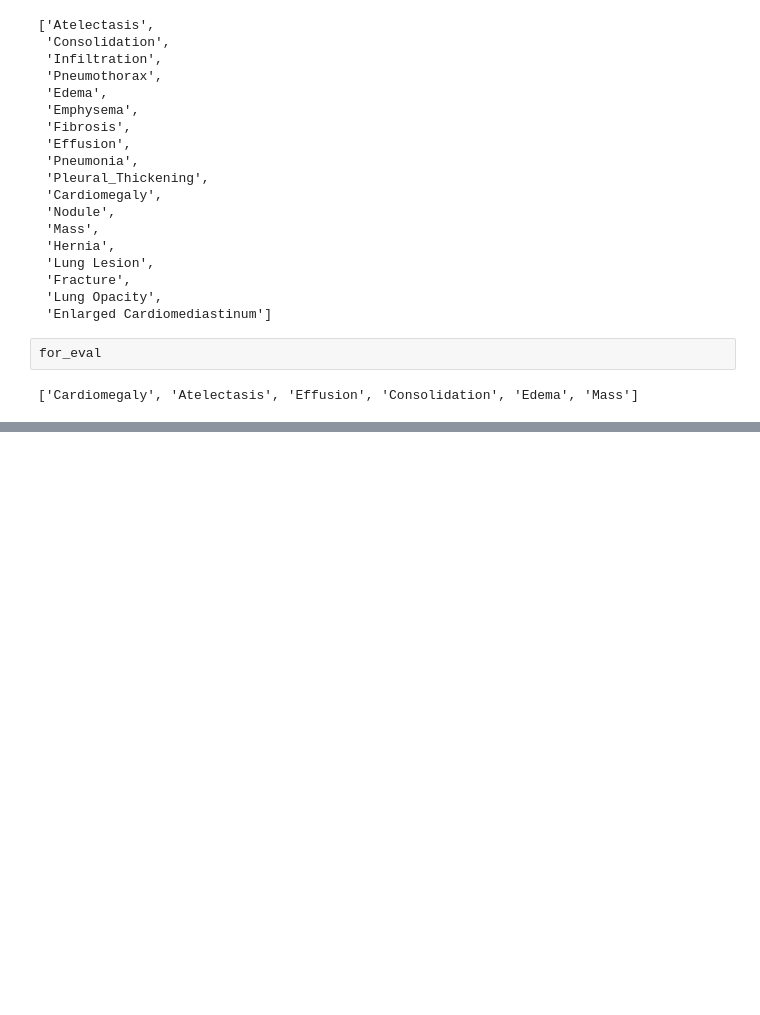
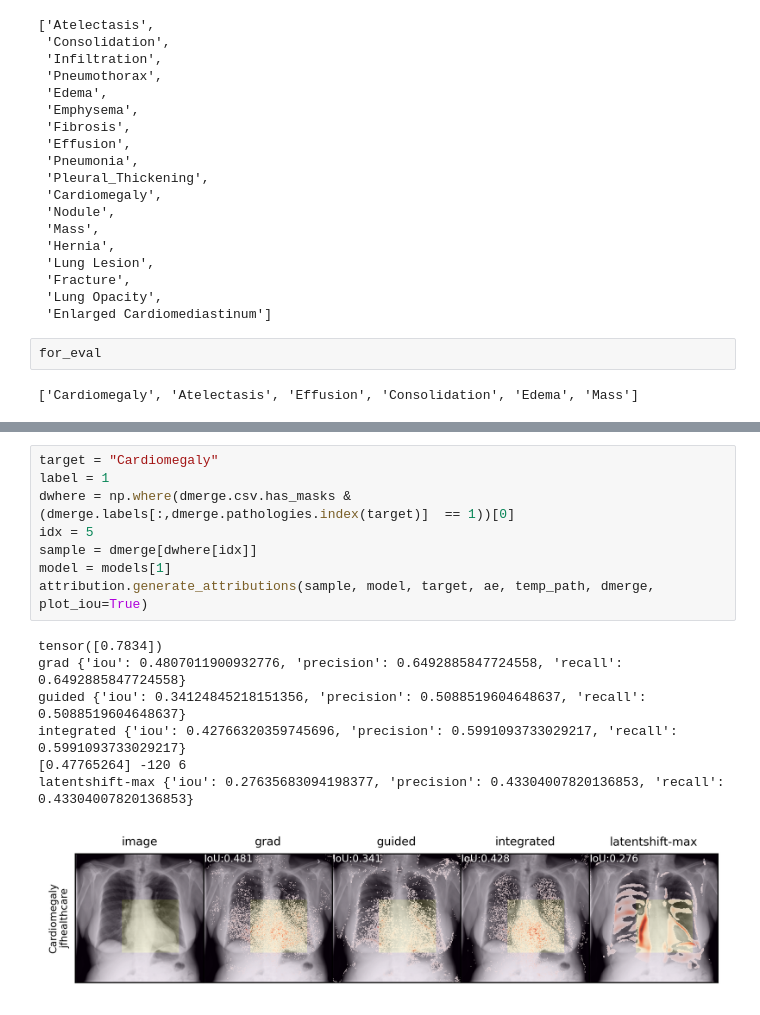
Before and after one commit to mlmed/gifsplanation, a Jupyter notebook: gif-attributionmaps.ipynb, the cells around one changed output, grey strips where cells are left out. Cells and saved outputs as stored; diff of their text form; blank space fills up the shorter version.

```diff
--- a/gif-attributionmaps.ipynb
+++ b/gif-attributionmaps.ipynb
@@ -145,0 +162,16 @@ tensor([0.8102])
+# %%
+target = "Cardiomegaly"
+label = 1
+dwhere = np.where(dmerge.csv.has_masks & (dmerge.labels[:,dmerge.pathologies.index(target)]  == 1))[0]
+idx = 5
+sample = dmerge[dwhere[idx]]
+model = models[1]
+attribution.generate_attributions(sample, model, target, ae, temp_path, dmerge, plot_iou=True)
+# %% [output]
+tensor([0.7834])
+grad {'iou': 0.4807011900932776, 'precision': 0.6492885847724558, 'recall': 0.6492885847724558}
+guided {'iou': 0.34124845218151356, 'precision': 0.5088519604648637, 'recall': 0.5088519604648637}
+integrated {'iou': 0.42766320359745696, 'precision': 0.5991093733029217, 'recall': 0.5991093733029217}
+[0.47765264] -120 6
+latentshift-max {'iou': 0.27635683094198377, 'precision': 0.43304007820136853, 'recall': 0.43304007820136853}
+[figure, added]
```
Also changed, not shown: parts of 9 cells of this notebook, 2 other files.
